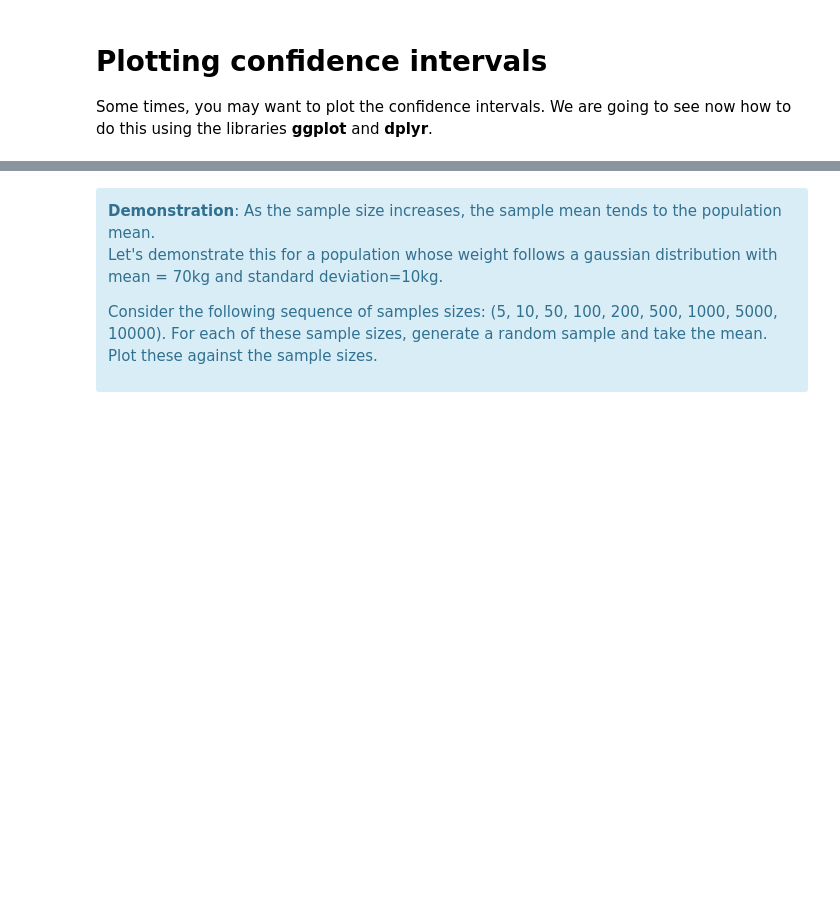
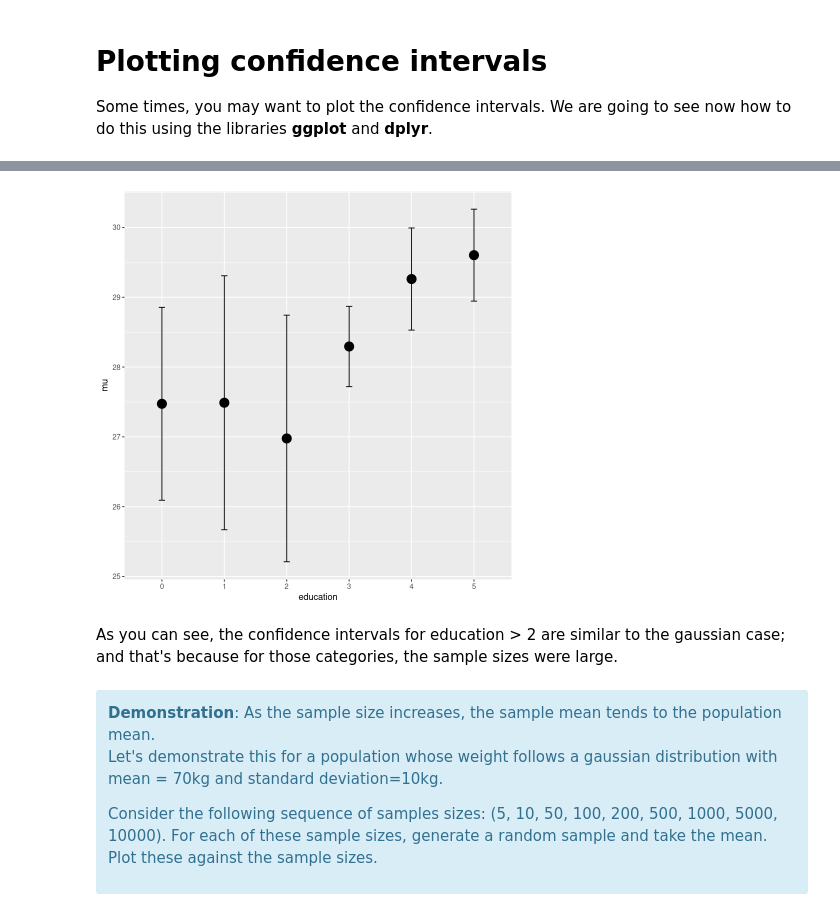
Before and after one commit to jrasero/cm-85-309, a Jupyter notebook: tutorials/week-4/04-Sampling_and_confidence_intervals.ipynb, the cells around one changed output, grey strips where cells are left out. Saved outputs shown, nothing was run; the diff lists cells and outputs as text; code cells hidden in the pictures; blank space fills up the shorter version.

```diff
--- a/tutorials/week-4/04-Sampling_and_confidence_intervals.ipynb
+++ b/tutorials/week-4/04-Sampling_and_confidence_intervals.ipynb
@@ -161,3 +171,12 @@ geom_point(size=5)
+# %%
+# This is the  same as above
+ggplot(data = act.summary, aes(x=education, y=mu)) +
+geom_errorbar(aes(ymin=mu-abs(qt(0.025, df = N-1))*se, ymax=mu+abs(qt(0.025, df = N-1))*se), width=.1) +
+geom_point(size=5)
+# %% [output]
+[figure, added]
+# %% [markdown]
+As you can see, the confidence intervals for education > 2 are similar to the gaussian case; and that's because for those categories, the sample sizes were large.
 # %% [markdown]
 <div class="alert alert-info"> <b>Demonstration</b>: As the sample size increases, the sample mean tends to the population mean.
 
```
Also changed, not shown: parts of 5 cells of this notebook.
